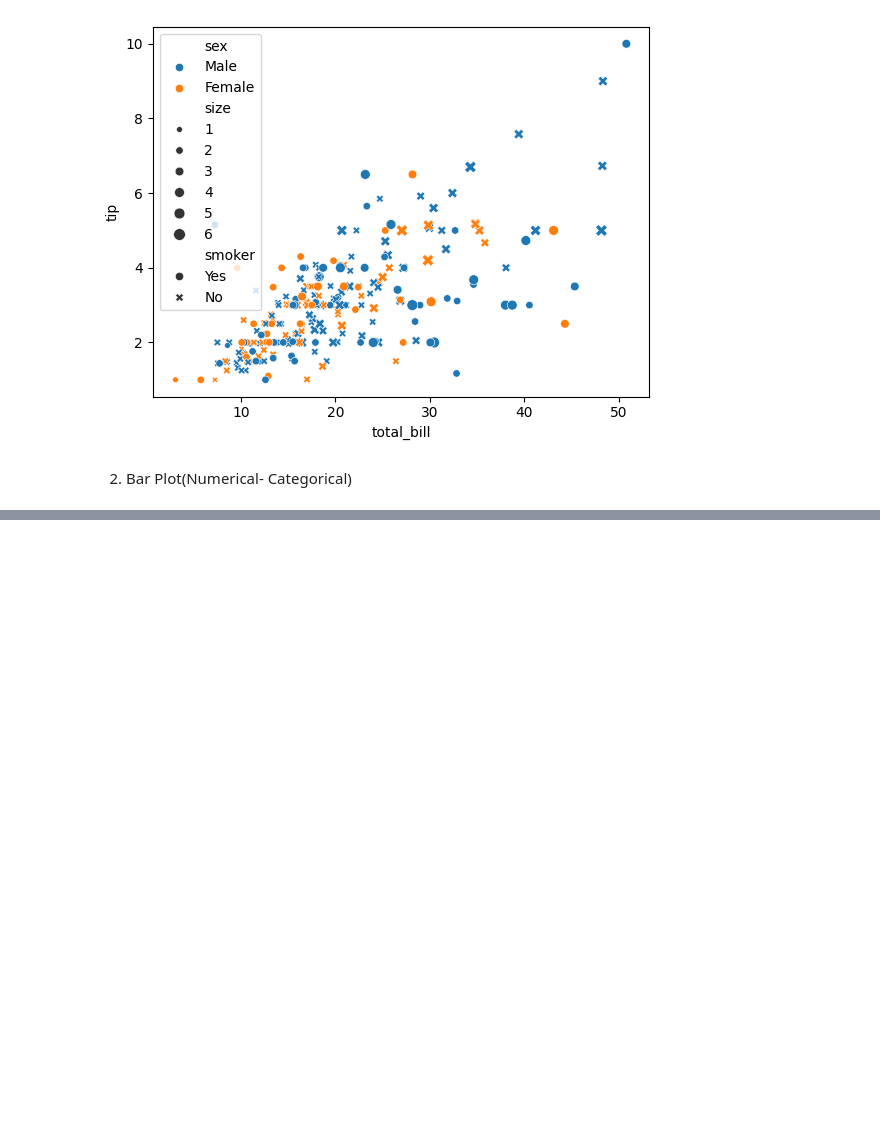
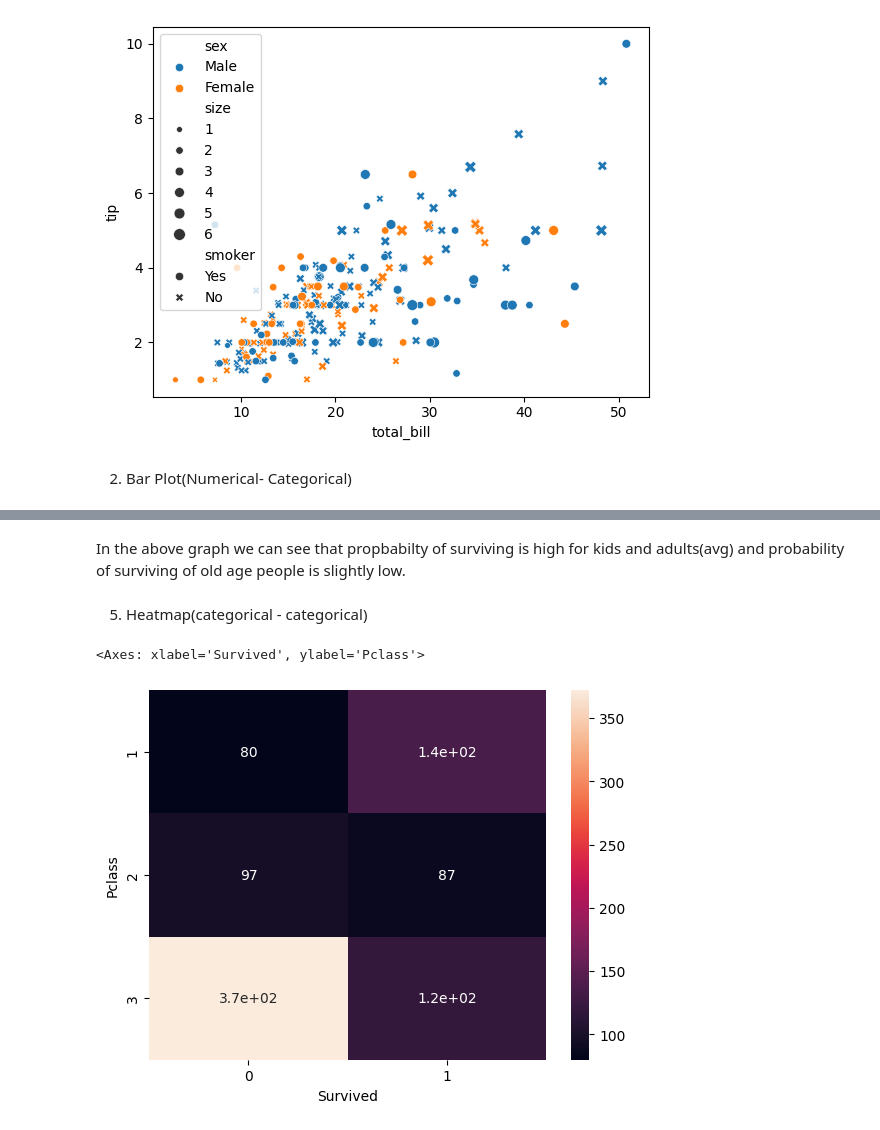
Before and after one commit to priyaasharmaads-a11y/Machine-Learning-Projects-Bundle, a Jupyter notebook: Machine_Learning_projects_Bundle.ipynb, the cells around one changed output, grey strips where cells are left out. Saved outputs shown, nothing was run; the diff lists cells and outputs as text; code cells hidden in the pictures; blank space fills up the shorter version.

```diff
--- a/Machine_Learning_projects_Bundle.ipynb
+++ b/Machine_Learning_projects_Bundle.ipynb
@@ -139,0 +168,10 @@ plt.show()
+# %% [markdown]
+In the above graph we can see that propbabilty of surviving is high for kids and adults(avg) and probability of surviving of old age people is slightly low.
+# %% [markdown]
+5. Heatmap(categorical  - categorical)
+# %%
+sns.heatmap(pd.crosstab(titanic['Pclass'],titanic['Survived']),annot=True)
+#
+# %% [output]
+<Axes: xlabel='Survived', ylabel='Pclass'>
+[figure, added]
```
Also changed, not shown: parts of 17 cells of this notebook.
